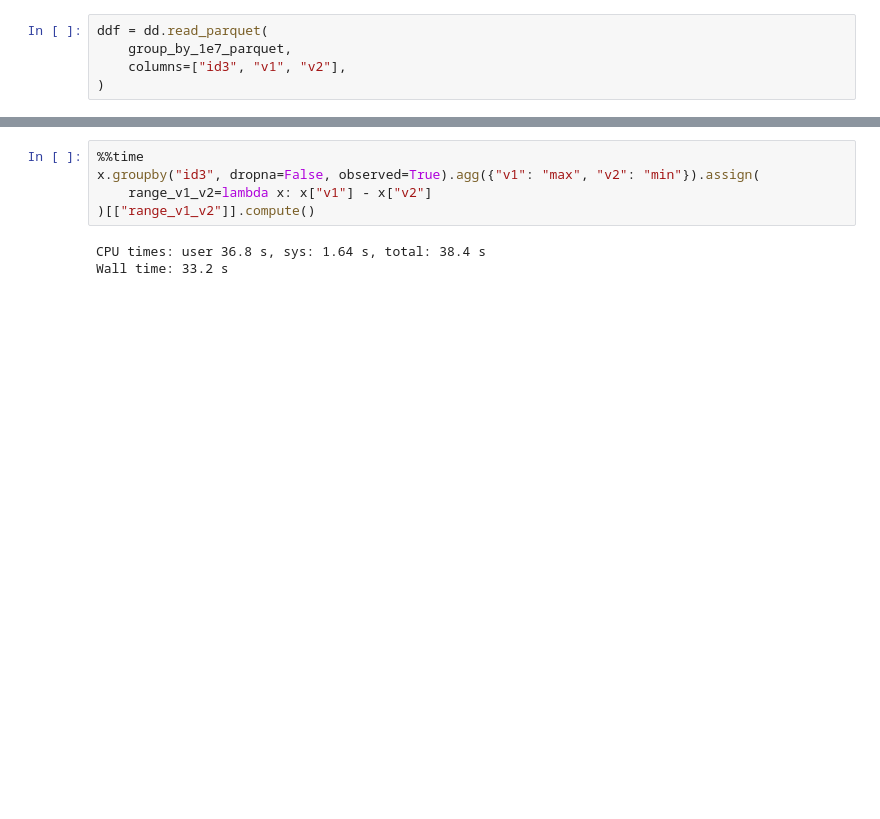
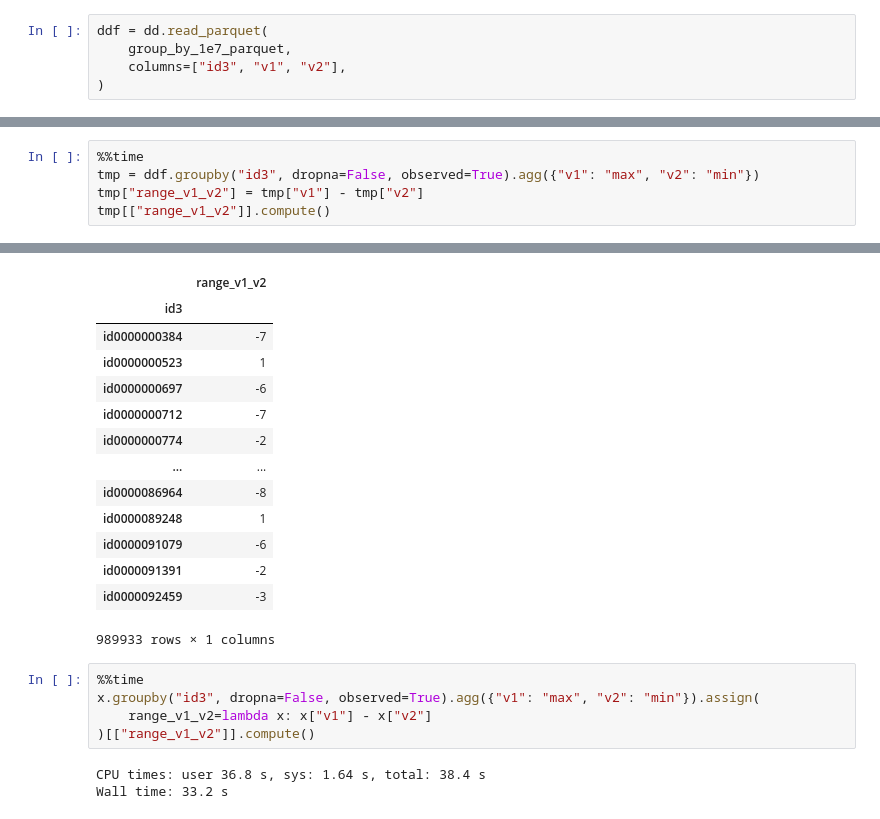
Before and after one commit to MrPowers/mrpowers-benchmarks, a Jupyter notebook: notebooks/h2oai-groupby-dask.ipynb, the cells around one changed output, grey strips where cells are left out. Cells and saved outputs as stored; diff of their text form; blank space fills up the shorter version.

```diff
--- a/notebooks/h2oai-groupby-dask.ipynb
+++ b/notebooks/h2oai-groupby-dask.ipynb
@@ -446,0 +479,6 @@ Wall time: 1.12 s
+# %%
+%%time
+tmp = ddf.groupby("id3", dropna=False, observed=True).agg({"v1": "max", "v2": "min"})
+tmp["range_v1_v2"] = tmp["v1"] - tmp["v2"]
+tmp[["range_v1_v2"]].compute()
+# %% [output]
@@ -447,3 +487,17 @@ Wall time: 1.12 s
+|  | range_v1_v2 |
+| id3 |  |
+| id0000000384 | -7 |
+| id0000000523 | 1 |
+| id0000000697 | -6 |
+| id0000000712 | -7 |
+| id0000000774 | -2 |
+| ... | ... |
+| id0000086964 | -8 |
+| id0000089248 | 1 |
+| id0000091079 | -6 |
+| id0000091391 | -2 |
+| id0000092459 | -3 |
+989933 rows × 1 columns
 # %%
 %%time
 x.groupby("id3", dropna=False, observed=True).agg({"v1": "max", "v2": "min"}).assign(
```
Also changed, not shown: parts of 7 cells of this notebook, 10 other files.
